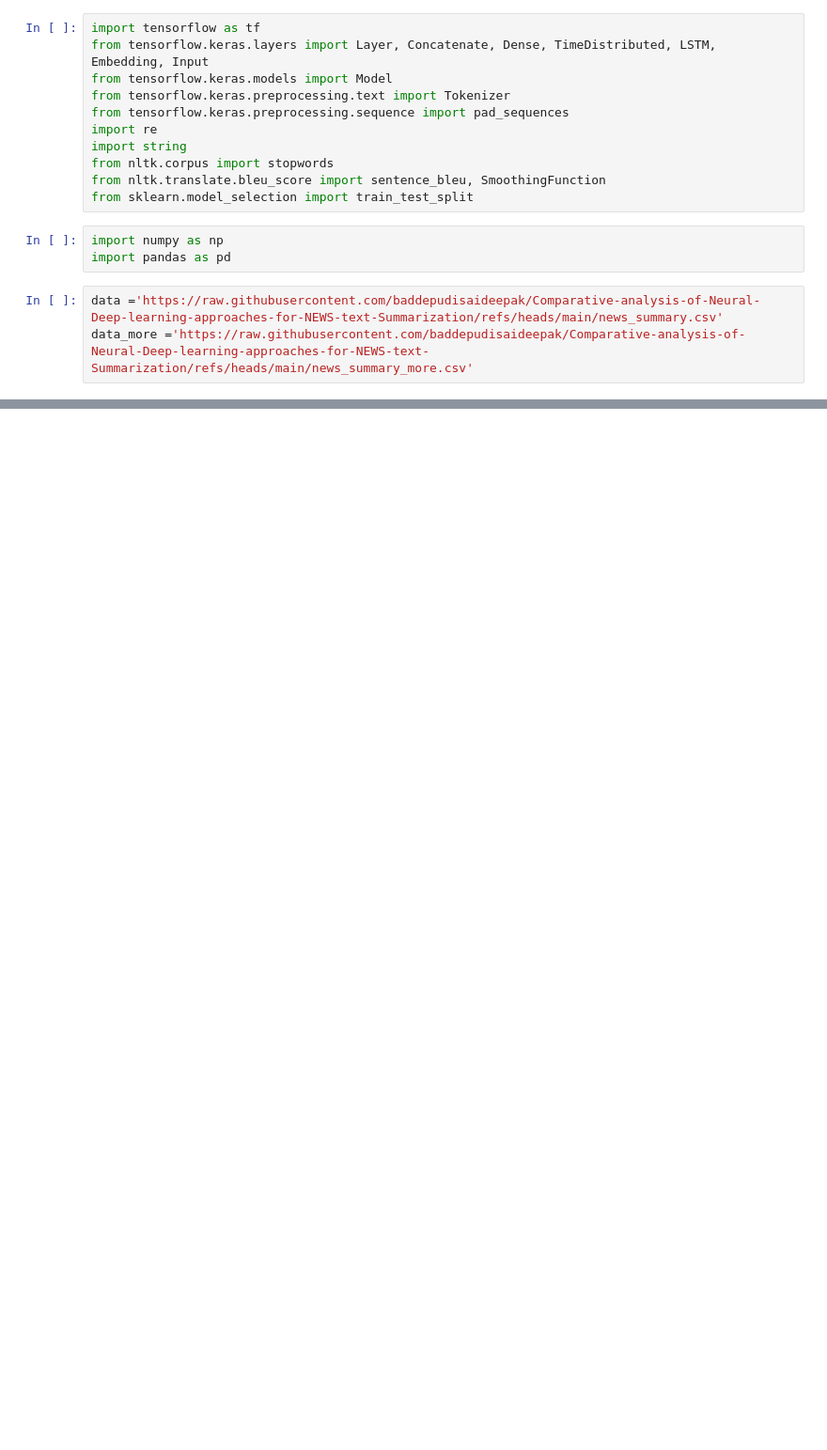
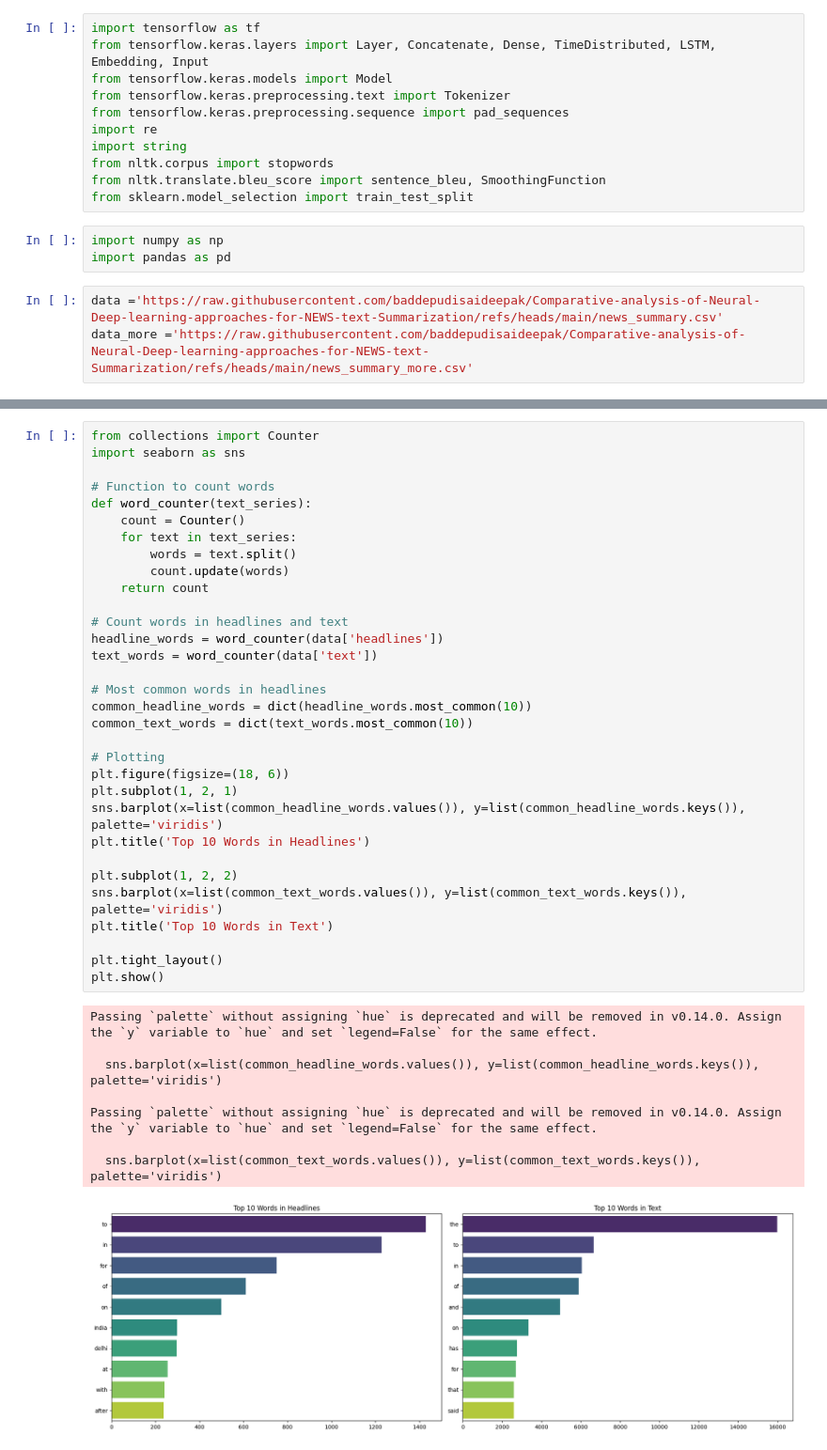
Before and after one commit to baddepudisaideepak/Comparative-analysis-of-Neural-Deep-learning-approaches-for-NEWS-text-Summarization, a Jupyter notebook: finalprojectcode.ipynb, the cells around one changed output, grey strips where cells are left out. Shown: that part at 94% size. Cells and saved outputs as stored; diff of their text form; blank space fills up the shorter version.

```diff
--- a/finalprojectcode.ipynb
+++ b/finalprojectcode.ipynb
@@ -58,0 +165,41 @@ print(df_more.head())
+# %%
+from collections import Counter
+import seaborn as sns
+
+# Function to count words
+def word_counter(text_series):
+    count = Counter()
+    for text in text_series:
+        words = text.split()
+        count.update(words)
+    return count
+
+# Count words in headlines and text
+headline_words = word_counter(data['headlines'])
+text_words = word_counter(data['text'])
+
+# Most common words in headlines
+common_headline_words = dict(headline_words.most_common(10))
+common_text_words = dict(text_words.most_common(10))
+
+# Plotting
+plt.figure(figsize=(18, 6))
+plt.subplot(1, 2, 1)
+sns.barplot(x=list(common_headline_words.values()), y=list(common_headline_words.keys()), palette='viridis')
+plt.title('Top 10 Words in Headlines')
+
+plt.subplot(1, 2, 2)
+sns.barplot(x=list(common_text_words.values()), y=list(common_text_words.keys()), palette='viridis')
+plt.title('Top 10 Words in Text')
+
+plt.tight_layout()
+plt.show()
+# %% [output]
+Passing `palette` without assigning `hue` is deprecated and will be removed in v0.14.0. Assign the `y` variable to `hue` and set `legend=False` for the same effect.
+
+  sns.barplot(x=list(common_headline_words.values()), y=list(common_headline_words.keys()), palette='viridis')
+
+Passing `palette` without assigning `hue` is deprecated and will be removed in v0.14.0. Assign the `y` variable to `hue` and set `legend=False` for the same effect.
+
+  sns.barplot(x=list(common_text_words.values()), y=list(common_text_words.keys()), palette='viridis')
+[figure, added]
```
Also changed, not shown: parts of 12 cells of this notebook.
